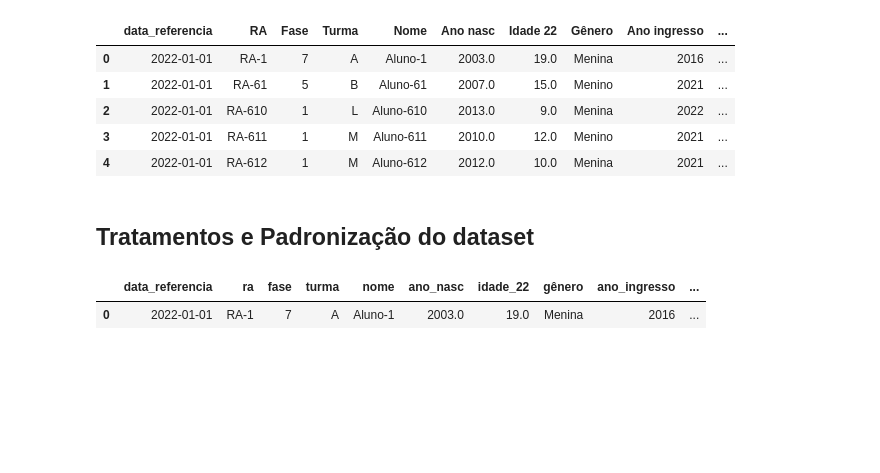
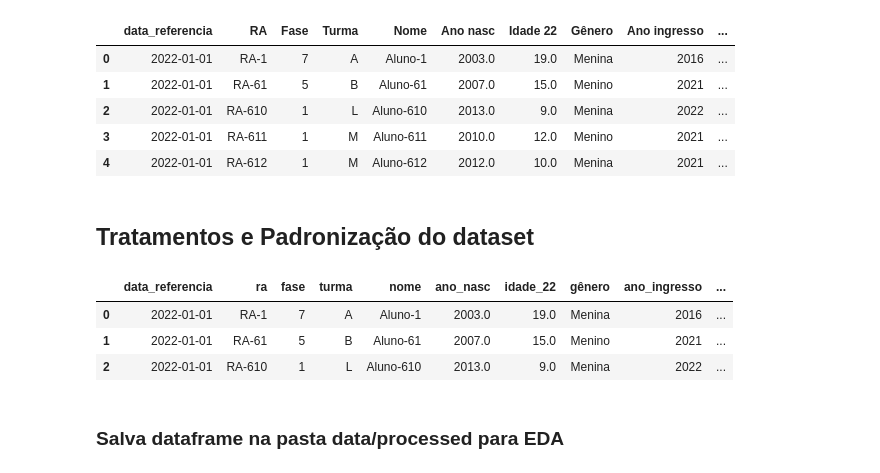
Before and after one commit to JacksonvBarbosa/datathon_fiap_postech, a Jupyter notebook: notebooks/001_postech_file/DATATHON-PASSOS-MÁGICOS.ipynb, the cells around one changed output. Drawn from its saved outputs; the diff is of its cells as text; code cells hidden in the pictures; blank space fills up the shorter version.

```diff
--- a/notebooks/001_postech_file/DATATHON-PASSOS-MÁGICOS.ipynb
+++ b/notebooks/001_postech_file/DATATHON-PASSOS-MÁGICOS.ipynb
@@ -137,5 +138,9 @@ df_final = renomeia_colunas(df_final)
 # %%
-df_final.head(1)
+df_final.head(3)
 # %% [output]
 |  | data_referencia | ra | fase | turma | nome | ano_nasc | idade_22 | gênero | ano_ingresso | ... |
 | 0 | 2022-01-01 | RA-1 | 7 | A | Aluno-1 | 2003.0 | 19.0 | Menina | 2016 | ... |
+| 1 | 2022-01-01 | RA-61 | 5 | B | Aluno-61 | 2007.0 | 15.0 | Menino | 2021 | ... |
+| 2 | 2022-01-01 | RA-610 | 1 | L | Aluno-610 | 2013.0 | 9.0 | Menina | 2022 | ... |
+# %% [markdown]
+### Salva dataframe na pasta data/processed para EDA
```
Also changed, not shown: parts of 2 cells of this notebook.
